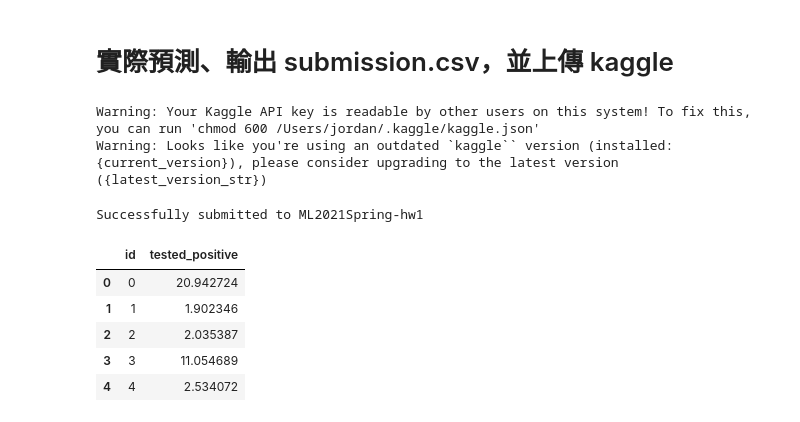
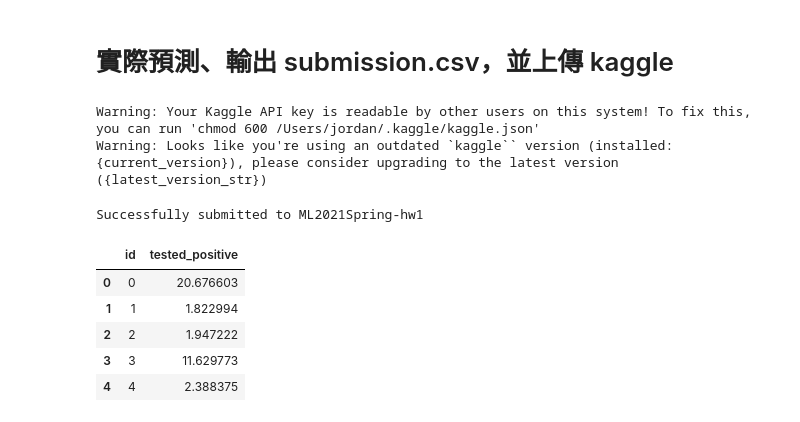
Before and after one commit to jordan841220/kaggle_playground, a Jupyter notebook: covid_prediction/main.ipynb, the cells around one changed output. Cells and saved outputs as stored; diff of their text form; code cells hidden in the pictures.

```diff
--- a/covid_prediction/main.ipynb
+++ b/covid_prediction/main.ipynb
@@ -276,7 +276,7 @@ STATE_COLS, DAY_FEATURE_COLS = split_state_and_day_features(
 )
 DAY1_POS_COL = 'tested_positive'
 BASELINE_COL = 'tested_positive.1'
-SELECT_K = 8
+SELECT_K = 10
 
 print(f'total input columns = {len(ALL_INPUT_COLS)}')
 print(f'state block columns = {len(STATE_COLS)}')
@@ -355,7 +355,7 @@ yva_day3_np = y_val_day3.to_numpy(dtype=np.float32).reshape(-1, 1)
 ytr_day3_t = torch.tensor(ytr_day3_np, dtype=torch.float32)
 yva_day3_t = torch.tensor(yva_day3_np, dtype=torch.float32)
 
-RIDGE_ALPHA = 0.01
+RIDGE_ALPHA = 0.3
 ridge_oof_pred, ridge_model = build_ridge_oof_predictions(
     X_train_s=X_train_flat_s,
     y_train_np=ytr_day3_np,
@@ -377,15 +377,15 @@ print(f'Ridge validation MSE before MLP = {mean_squared_error(yva_day3_np.ravel(
 ## ----------- model -----------
 ### initial parameters
 seed = 2025
-lr = 0.01
-bs = 50
-epochs = 800
-patience = 800
+lr = 0.0001
+bs = 25
+epochs = 1500
+patience = 100
 bad_count = 0
 dropout = 0.2
-hidden = 32
+hidden = 64
 n_layers = 2
-weight_decay = 1e-4
+weight_decay = 0.01
 train_hist, val_hist = [], []
 best_epoch, best_state = None, None
 best_va = float('inf')
@@ -522,36 +522,36 @@ test_base_raw = test_df[[BASELINE_COL]].to_numpy(dtype=np.float32)
 test_base_in_s = baseline_scaler.transform(test_base_raw).astype(np.float32)
 test_flat_s = np.hstack([test_state_s, test_day_s, test_day1_pos_in_s, test_base_in_s])
 test_flat_t = torch.tensor(test_flat_s, dtype=torch.float32)
 ridge_test_pred = ridge_model.predict(test_flat_s).astype(np.float32).reshape(-1, 1)
 ridge_test_pred_t = torch.tensor(ridge_test_pred, dtype=torch.float32)
 test_ids = test_data['id'].to_numpy()
 
 model.eval()
 with torch.no_grad():
     pred_res = model(test_flat_t)
     pred_day3 = (ridge_test_pred_t + pred_res).squeeze(1).cpu().numpy()
 
 submission = pd.read_csv('./data/sampleSubmission.csv')
 submission['id'] = test_ids
 submission['tested_positive'] = pred_day3
 
 submission.to_csv('submission.csv', index=False)
 
 import subprocess
 subprocess.run([
     'kaggle', 'competitions', 'submit',
     '-c', 'ml2021spring-hw1',
     '-f', 'submission.csv',
-    '-m', 'Ridge + MLP residual'
+    '-m', 'Ridge+MLP/residual/k10'
 ], check=True)
 submission.head()
 # %% [output]
 Warning: Your Kaggle API key is readable by other users on this system! To fix this, you can run 'chmod 600 /Users/jordan/.kaggle/kaggle.json'
 Warning: Looks like you're using an outdated `kaggle`` version (installed: {current_version}), please consider upgrading to the latest version ({latest_version_str})
 Successfully submitted to ML2021Spring-hw1
 |  | id | tested_positive |
-| 0 | 0 | 20.942724 |
-| 1 | 1 | 1.902346 |
-| 2 | 2 | 2.035387 |
-| 3 | 3 | 11.054689 |
-| 4 | 4 | 2.534072 |
+| 0 | 0 | 20.676603 |
+| 1 | 1 | 1.822994 |
+| 2 | 2 | 1.947222 |
+| 3 | 3 | 11.629773 |
+| 4 | 4 | 2.388375 |
```
Also changed, not shown: parts of 6 cells of this notebook, 2 other files.
